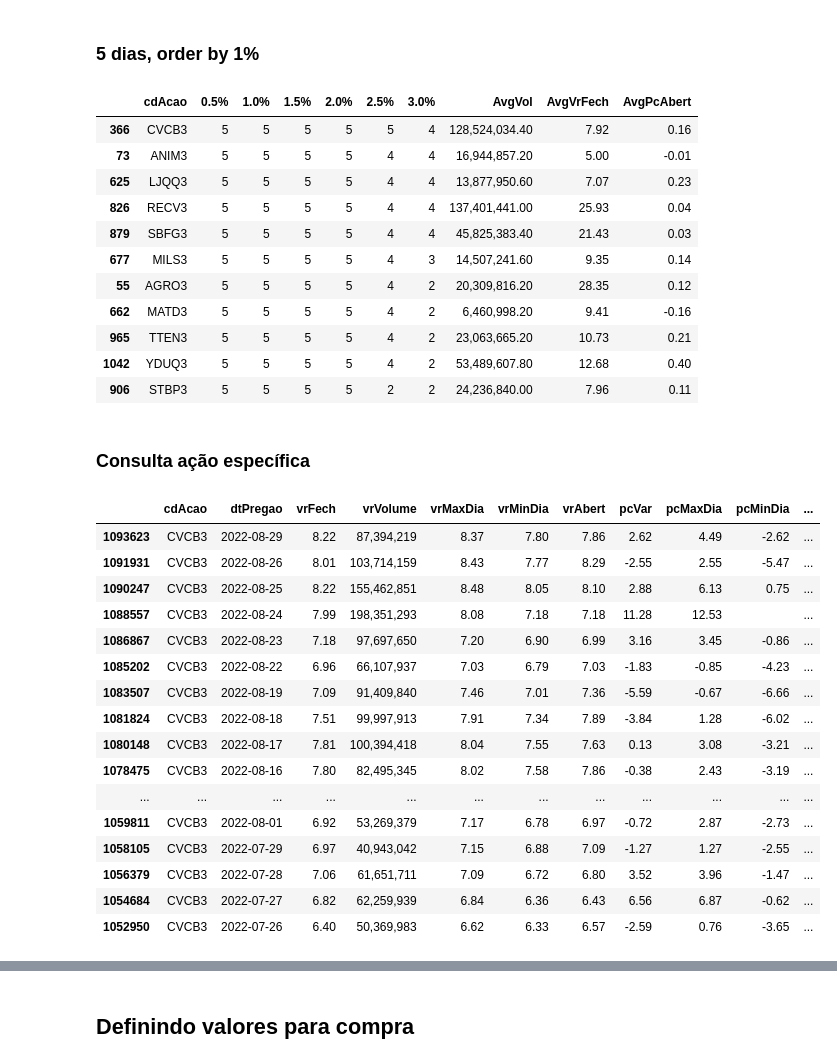
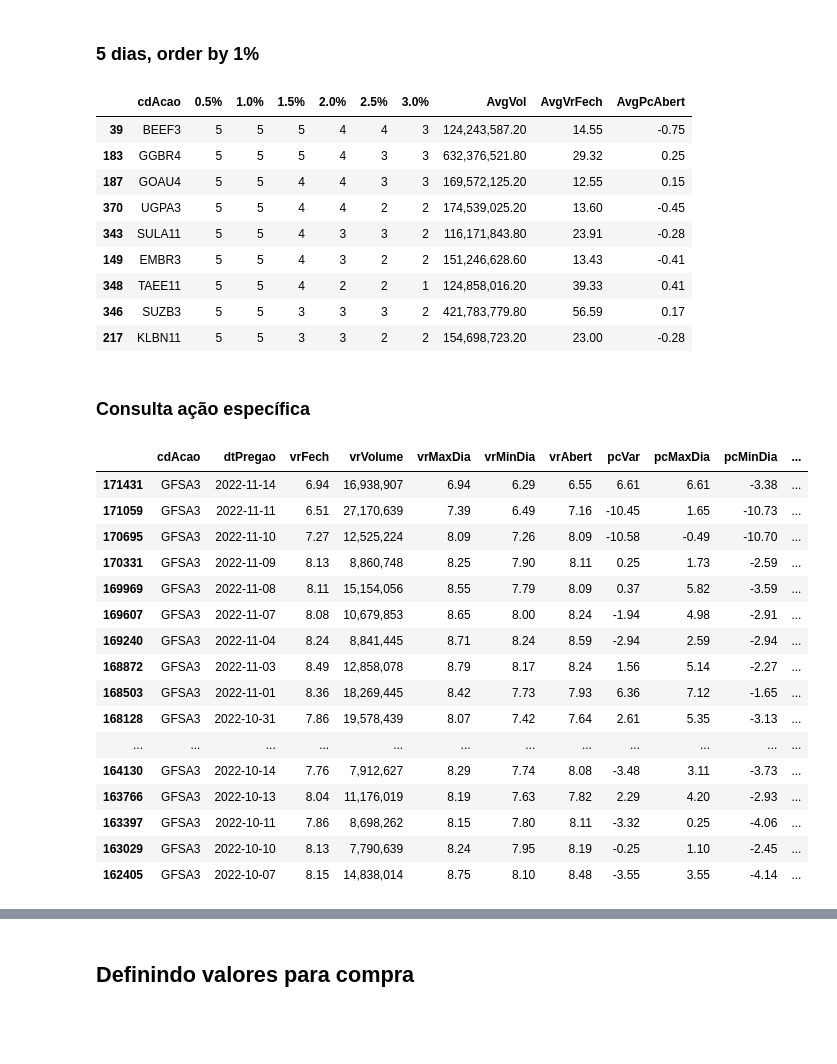
Before and after one commit to alexandre-esmeraldo/StockManager, a Jupyter notebook: StockManager_Processamento.ipynb, the cells around one changed output, grey strips where cells are left out. Saved outputs shown, nothing was run; the diff lists cells and outputs as text; code cells hidden in the pictures; blank space fills up the shorter version.

```diff
--- a/StockManager_Processamento.ipynb
+++ b/StockManager_Processamento.ipynb
@@ -107,3 +101,6 @@ def condicao30(dfTmp):
 # %%
 # Exclui header e trailer
 # df = df.drop(df.index[[0, -1]])
+# %%
+def buscaPeriodos(qt_dias):
+    return df.loc[df["dtPregao"]>=(df.dtPregao.drop_duplicates().sort_values(ascending=False).iloc[qt_dias])].sort_values(["cdAcao", "dtPregao"], ascending=False)
@@ -119 +115,8 @@ df5d  = df.loc[df["dtPregao"]>=(df.dtPregao.drop_duplicates().sort_values(ascend
+# %%
+# Seleciona últimos x dias de cada ação
+df25d = buscaPeriodos(24)
+df20d = buscaPeriodos(19)
+df15d = buscaPeriodos(14)
+df10d = buscaPeriodos(9)
+df5d  = buscaPeriodos(4)
 # %%
@@ -244,39 +265,37 @@ df05_10d.loc[(df05_10d["AvgVol"] > 6000000) & (df05_10d["1.0%"] >= 9) & (df05_10
 # %% [markdown]
 ### 5 dias, order by 1%
 # %%
-df05_5d.loc[(df05_5d["AvgVol"] > 6000000) & (df05_5d["2.0%"] >= 5) & (df05_5d["AvgVrFech"] > 5)]
+df05_5d.loc[(df05_5d["AvgVol"] > 6000000) & (df05_5d["1.0%"] >= 5) & (df05_5d["AvgVrFech"] > 5)]
 # %% [output]
 |  | cdAcao | 0.5% | 1.0% | 1.5% | 2.0% | 2.5% | 3.0% | AvgVol | AvgVrFech | AvgPcAbert |
-| 366 | CVCB3 | 5 | 5 | 5 | 5 | 5 | 4 | 128,524,034.40 | 7.92 | 0.16 |
-| 73 | ANIM3 | 5 | 5 | 5 | 5 | 4 | 4 | 16,944,857.20 | 5.00 | -0.01 |
-| 625 | LJQQ3 | 5 | 5 | 5 | 5 | 4 | 4 | 13,877,950.60 | 7.07 | 0.23 |
-| 826 | RECV3 | 5 | 5 | 5 | 5 | 4 | 4 | 137,401,441.00 | 25.93 | 0.04 |
-| 879 | SBFG3 | 5 | 5 | 5 | 5 | 4 | 4 | 45,825,383.40 | 21.43 | 0.03 |
-| 677 | MILS3 | 5 | 5 | 5 | 5 | 4 | 3 | 14,507,241.60 | 9.35 | 0.14 |
-| 55 | AGRO3 | 5 | 5 | 5 | 5 | 4 | 2 | 20,309,816.20 | 28.35 | 0.12 |
-| 662 | MATD3 | 5 | 5 | 5 | 5 | 4 | 2 | 6,460,998.20 | 9.41 | -0.16 |
-| 965 | TTEN3 | 5 | 5 | 5 | 5 | 4 | 2 | 23,063,665.20 | 10.73 | 0.21 |
-| 1042 | YDUQ3 | 5 | 5 | 5 | 5 | 4 | 2 | 53,489,607.80 | 12.68 | 0.40 |
-| 906 | STBP3 | 5 | 5 | 5 | 5 | 2 | 2 | 24,236,840.00 | 7.96 | 0.11 |
+| 39 | BEEF3 | 5 | 5 | 5 | 4 | 4 | 3 | 124,243,587.20 | 14.55 | -0.75 |
+| 183 | GGBR4 | 5 | 5 | 5 | 4 | 3 | 3 | 632,376,521.80 | 29.32 | 0.25 |
+| 187 | GOAU4 | 5 | 5 | 4 | 4 | 3 | 3 | 169,572,125.20 | 12.55 | 0.15 |
+| 370 | UGPA3 | 5 | 5 | 4 | 4 | 2 | 2 | 174,539,025.20 | 13.60 | -0.45 |
+| 343 | SULA11 | 5 | 5 | 4 | 3 | 3 | 2 | 116,171,843.80 | 23.91 | -0.28 |
+| 149 | EMBR3 | 5 | 5 | 4 | 3 | 2 | 2 | 151,246,628.60 | 13.43 | -0.41 |
+| 348 | TAEE11 | 5 | 5 | 4 | 2 | 2 | 1 | 124,858,016.20 | 39.33 | 0.41 |
+| 346 | SUZB3 | 5 | 5 | 3 | 3 | 3 | 2 | 421,783,779.80 | 56.59 | 0.17 |
+| 217 | KLBN11 | 5 | 5 | 3 | 3 | 2 | 2 | 154,698,723.20 | 23.00 | -0.28 |
 # %% [markdown]
 ### Consulta ação específica
 # %%
-df25d.loc[(df25d["cdAcao"] == "CVCB3")].replace(0, "")
+df25d.loc[(df25d["cdAcao"] == "GFSA3")].replace(0, "")
 # %% [output]
 |  | cdAcao | dtPregao | vrFech | vrVolume | vrMaxDia | vrMinDia | vrAbert | pcVar | pcMaxDia | pcMinDia | ... |
-| 1093623 | CVCB3 | 2022-08-29 | 8.22 | 87,394,219 | 8.37 | 7.80 | 7.86 | 2.62 | 4.49 | -2.62 | ... |
-| 1091931 | CVCB3 | 2022-08-26 | 8.01 | 103,714,159 | 8.43 | 7.77 | 8.29 | -2.55 | 2.55 | -5.47 | ... |
-| 1090247 | CVCB3 | 2022-08-25 | 8.22 | 155,462,851 | 8.48 | 8.05 | 8.10 | 2.88 | 6.13 | 0.75 | ... |
-| 1088557 | CVCB3 | 2022-08-24 | 7.99 | 198,351,293 | 8.08 | 7.18 | 7.18 | 11.28 | 12.53 |  | ... |
-| 1086867 | CVCB3 | 2022-08-23 | 7.18 | 97,697,650 | 7.20 | 6.90 | 6.99 | 3.16 | 3.45 | -0.86 | ... |
-| 1085202 | CVCB3 | 2022-08-22 | 6.96 | 66,107,937 | 7.03 | 6.79 | 7.03 | -1.83 | -0.85 | -4.23 | ... |
-| 1083507 | CVCB3 | 2022-08-19 | 7.09 | 91,409,840 | 7.46 | 7.01 | 7.36 | -5.59 | -0.67 | -6.66 | ... |
-| 1081824 | CVCB3 | 2022-08-18 | 7.51 | 99,997,913 | 7.91 | 7.34 | 7.89 | -3.84 | 1.28 | -6.02 | ... |
-| 1080148 | CVCB3 | 2022-08-17 | 7.81 | 100,394,418 | 8.04 | 7.55 | 7.63 | 0.13 | 3.08 | -3.21 | ... |
-| 1078475 | CVCB3 | 2022-08-16 | 7.80 | 82,495,345 | 8.02 | 7.58 | 7.86 | -0.38 | 2.43 | -3.19 | ... |
+| 171431 | GFSA3 | 2022-11-14 | 6.94 | 16,938,907 | 6.94 | 6.29 | 6.55 | 6.61 | 6.61 | -3.38 | ... |
+| 171059 | GFSA3 | 2022-11-11 | 6.51 | 27,170,639 | 7.39 | 6.49 | 7.16 | -10.45 | 1.65 | -10.73 | ... |
+| 170695 | GFSA3 | 2022-11-10 | 7.27 | 12,525,224 | 8.09 | 7.26 | 8.09 | -10.58 | -0.49 | -10.70 | ... |
+| 170331 | GFSA3 | 2022-11-09 | 8.13 | 8,860,748 | 8.25 | 7.90 | 8.11 | 0.25 | 1.73 | -2.59 | ... |
+| 169969 | GFSA3 | 2022-11-08 | 8.11 | 15,154,056 | 8.55 | 7.79 | 8.09 | 0.37 | 5.82 | -3.59 | ... |
+| 169607 | GFSA3 | 2022-11-07 | 8.08 | 10,679,853 | 8.65 | 8.00 | 8.24 | -1.94 | 4.98 | -2.91 | ... |
+| 169240 | GFSA3 | 2022-11-04 | 8.24 | 8,841,445 | 8.71 | 8.24 | 8.59 | -2.94 | 2.59 | -2.94 | ... |
+| 168872 | GFSA3 | 2022-11-03 | 8.49 | 12,858,078 | 8.79 | 8.17 | 8.24 | 1.56 | 5.14 | -2.27 | ... |
+| 168503 | GFSA3 | 2022-11-01 | 8.36 | 18,269,445 | 8.42 | 7.73 | 7.93 | 6.36 | 7.12 | -1.65 | ... |
+| 168128 | GFSA3 | 2022-10-31 | 7.86 | 19,578,439 | 8.07 | 7.42 | 7.64 | 2.61 | 5.35 | -3.13 | ... |
 | ... | ... | ... | ... | ... | ... | ... | ... | ... | ... | ... | ... |
-| 1059811 | CVCB3 | 2022-08-01 | 6.92 | 53,269,379 | 7.17 | 6.78 | 6.97 | -0.72 | 2.87 | -2.73 | ... |
-| 1058105 | CVCB3 | 2022-07-29 | 6.97 | 40,943,042 | 7.15 | 6.88 | 7.09 | -1.27 | 1.27 | -2.55 | ... |
-| 1056379 | CVCB3 | 2022-07-28 | 7.06 | 61,651,711 | 7.09 | 6.72 | 6.80 | 3.52 | 3.96 | -1.47 | ... |
-| 1054684 | CVCB3 | 2022-07-27 | 6.82 | 62,259,939 | 6.84 | 6.36 | 6.43 | 6.56 | 6.87 | -0.62 | ... |
-| 1052950 | CVCB3 | 2022-07-26 | 6.40 | 50,369,983 | 6.62 | 6.33 | 6.57 | -2.59 | 0.76 | -3.65 | ... |
+| 164130 | GFSA3 | 2022-10-14 | 7.76 | 7,912,627 | 8.29 | 7.74 | 8.08 | -3.48 | 3.11 | -3.73 | ... |
+| 163766 | GFSA3 | 2022-10-13 | 8.04 | 11,176,019 | 8.19 | 7.63 | 7.82 | 2.29 | 4.20 | -2.93 | ... |
+| 163397 | GFSA3 | 2022-10-11 | 7.86 | 8,698,262 | 8.15 | 7.80 | 8.11 | -3.32 | 0.25 | -4.06 | ... |
+| 163029 | GFSA3 | 2022-10-10 | 8.13 | 7,790,639 | 8.24 | 7.95 | 8.19 | -0.25 | 1.10 | -2.45 | ... |
+| 162405 | GFSA3 | 2022-10-07 | 8.15 | 14,838,014 | 8.75 | 8.10 | 8.48 | -3.55 | 3.55 | -4.14 | ... |
```
Also changed, not shown: parts of 32 cells of this notebook.
